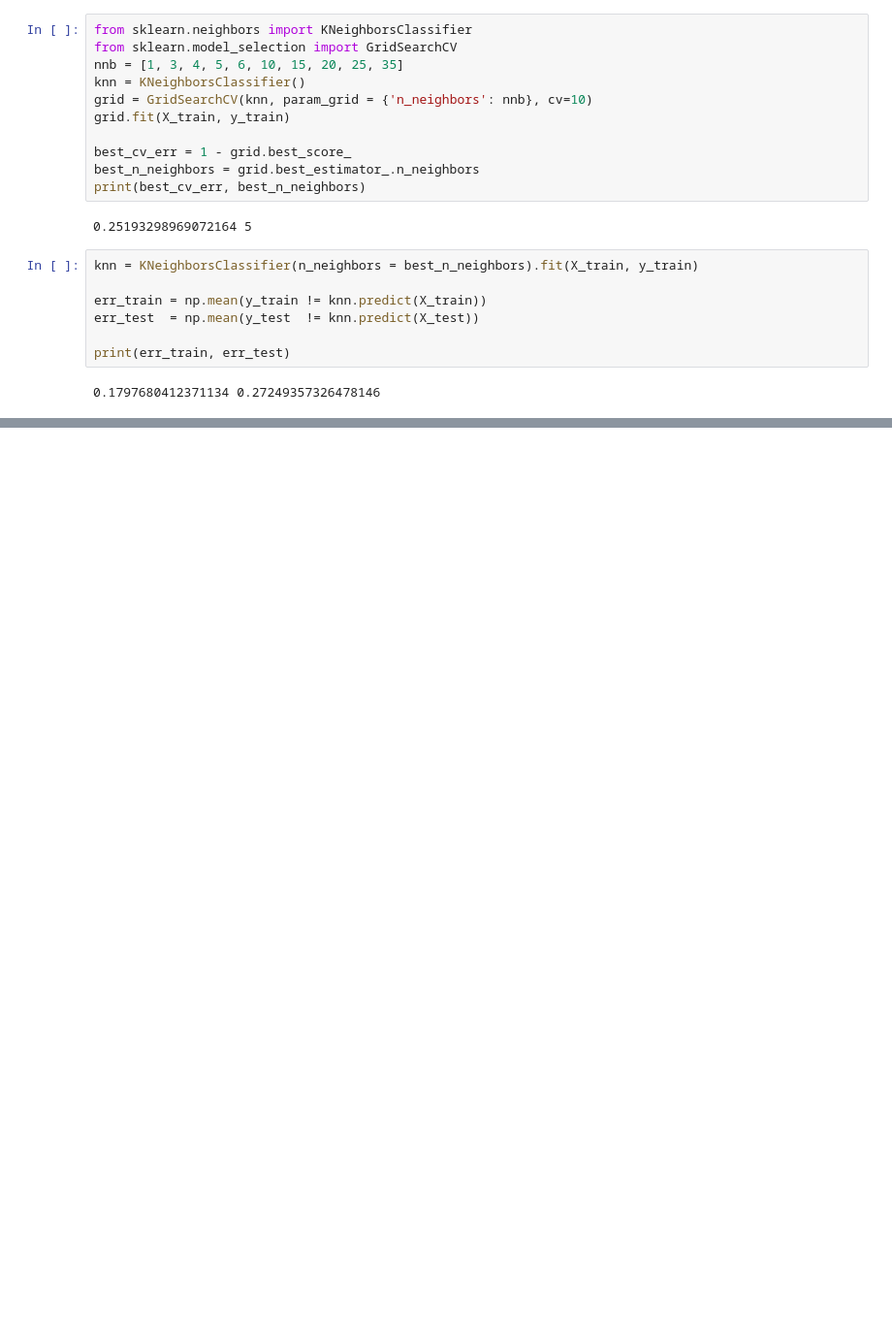
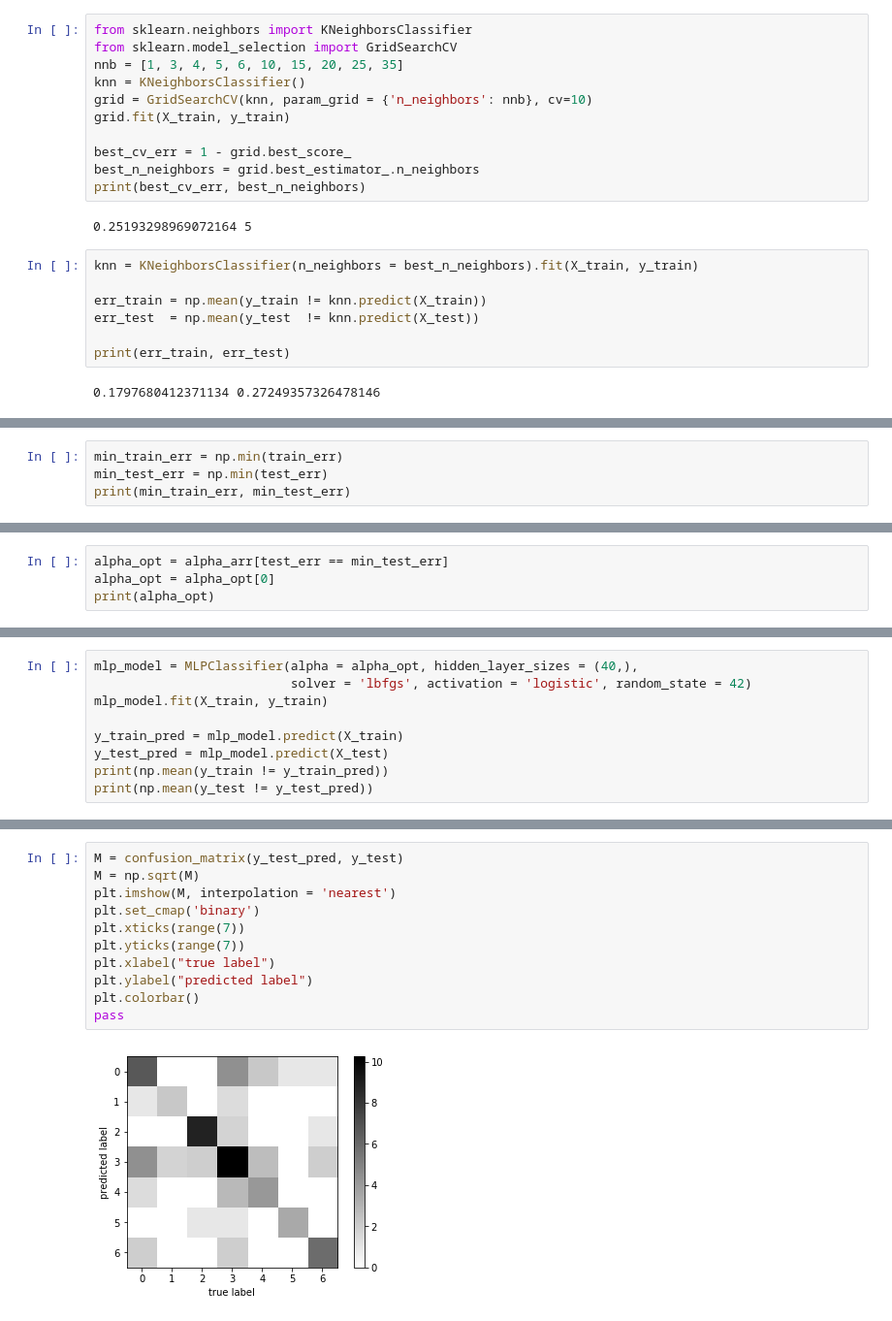
Before and after one commit to Pletnev-N/MachineLearningLabs, a Jupyter notebook: steel_plates.ipynb, the cells around one changed output, grey strips where cells are left out. Shown at 97% size. Drawn from its saved outputs; the diff is of its cells as text; blank space fills up the shorter version.

```diff
--- a/steel_plates.ipynb
+++ b/steel_plates.ipynb
@@ -174,0 +254,4 @@ print(err_train, err_test)
+# %%
+min_train_err = np.min(train_err)
+min_test_err = np.min(test_err)
+print(min_train_err, min_test_err)
@@ -174,0 +260,4 @@ print(err_train, err_test)
+# %%
+alpha_opt = alpha_arr[test_err == min_test_err]
+alpha_opt = alpha_opt[0]
+print(alpha_opt)
@@ -174,0 +266,9 @@ print(err_train, err_test)
+# %%
+mlp_model = MLPClassifier(alpha = alpha_opt, hidden_layer_sizes = (40,),
+                          solver = 'lbfgs', activation = 'logistic', random_state = 42)
+mlp_model.fit(X_train, y_train)
+
+y_train_pred = mlp_model.predict(X_train)
+y_test_pred = mlp_model.predict(X_test)
+print(np.mean(y_train != y_train_pred))
+print(np.mean(y_test != y_test_pred))
@@ -174,0 +289,13 @@ print(err_train, err_test)
+# %%
+M = confusion_matrix(y_test_pred, y_test)
+M = np.sqrt(M)
+plt.imshow(M, interpolation = 'nearest')
+plt.set_cmap('binary')
+plt.xticks(range(7))
+plt.yticks(range(7))
+plt.xlabel("true label")
+plt.ylabel("predicted label")
+plt.colorbar()
+pass
+# %% [output]
+[figure, added]
```
Also changed, not shown: parts of 25 cells of this notebook.
